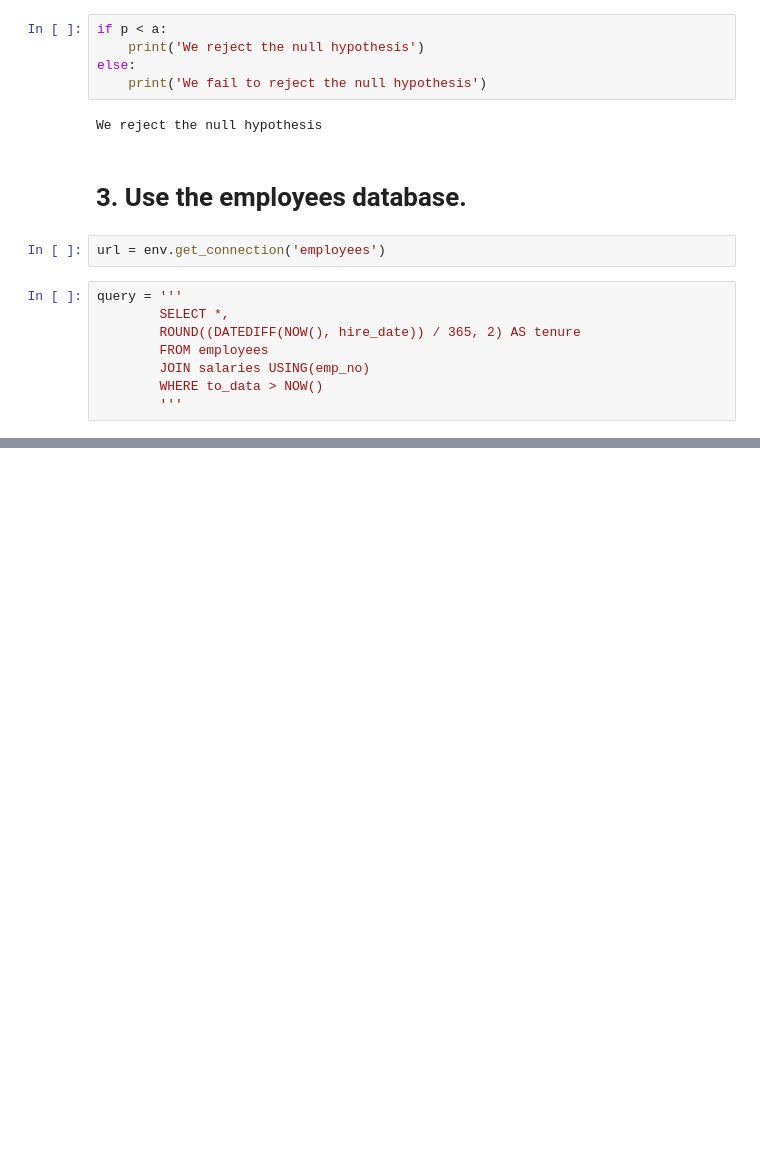
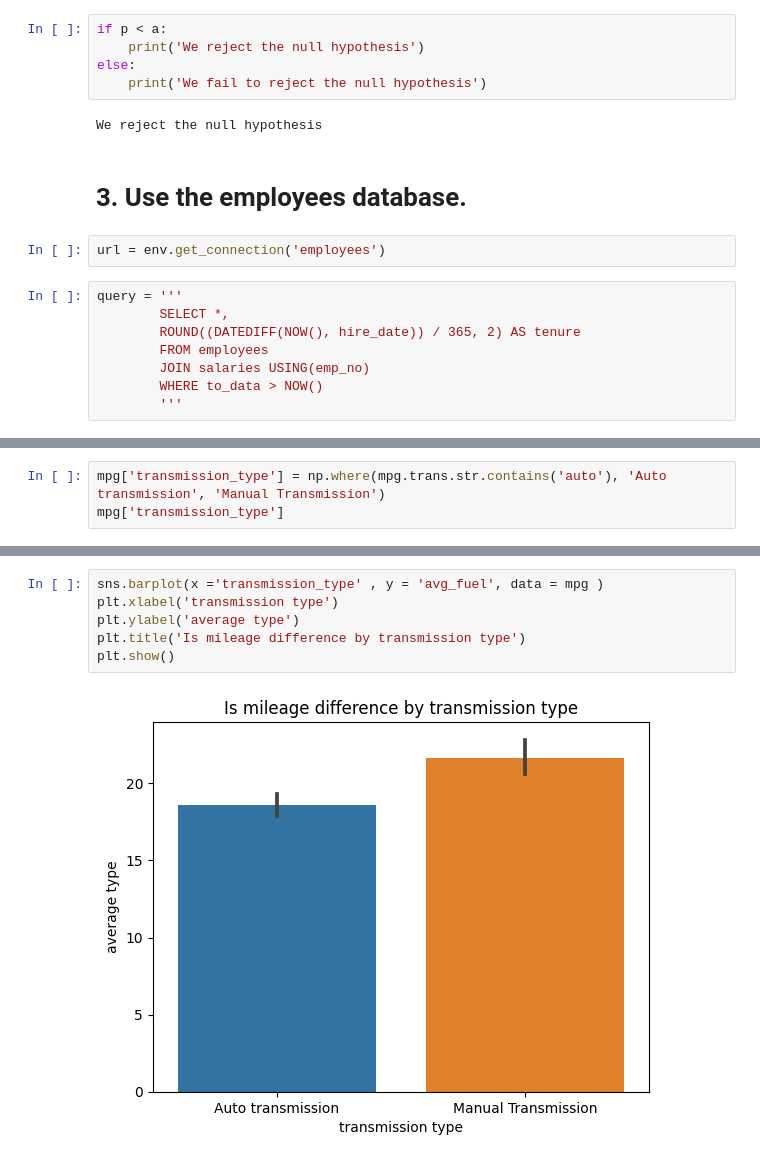
Before and after one commit to NISHAKUNWAR053/statistics-exercises, a Jupyter notebook: hypothesis_testing.ipynb, the cells around one changed output, grey strips where cells are left out. Drawn from its saved outputs; the diff is of its cells as text; blank space fills up the shorter version.

```diff
--- a/hypothesis_testing.ipynb
+++ b/hypothesis_testing.ipynb
@@ -393,0 +650,3 @@ query = '''
+# %%
+mpg['transmission_type'] = np.where(mpg.trans.str.contains('auto'), 'Auto transmission', 'Manual Transmission')
+mpg['transmission_type']
@@ -393,0 +666,8 @@ query = '''
+# %%
+sns.barplot(x ='transmission_type' , y = 'avg_fuel', data = mpg )
+plt.xlabel('transmission type')
+plt.ylabel('average type')
+plt.title('Is mileage difference by transmission type')
+plt.show()
+# %% [output]
+[figure, added]
```
Also changed, not shown: parts of 48 cells of this notebook.
